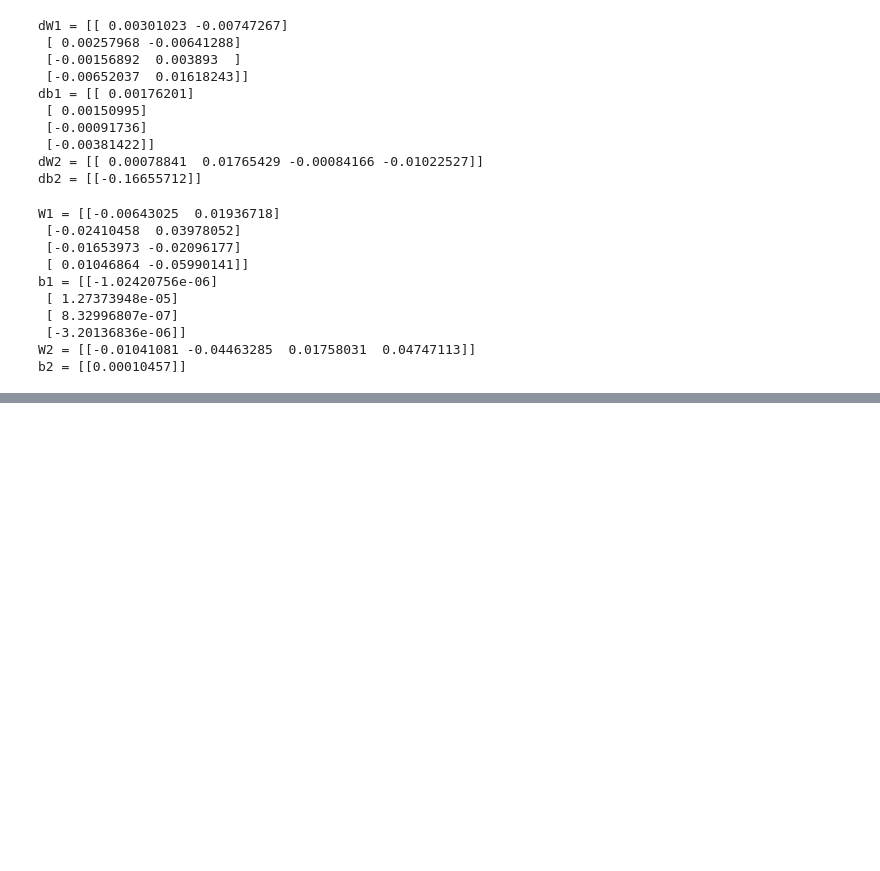
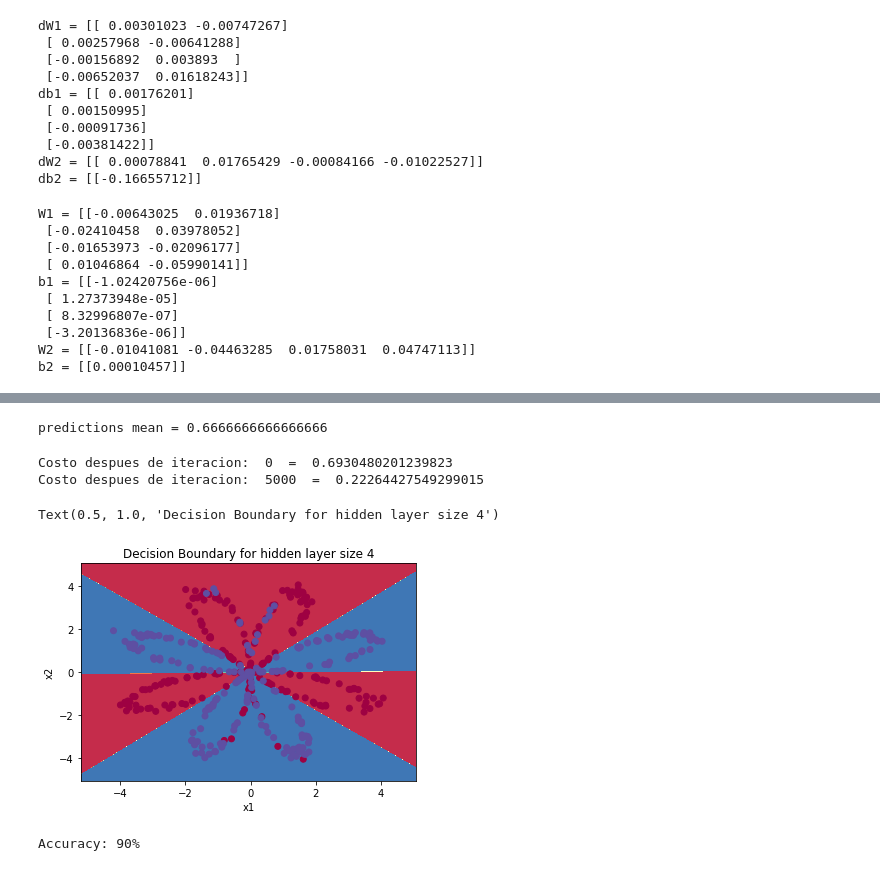
Before and after one commit to kleysonklaus/rn_reconocimiento_flor, a Jupyter notebook: clasificador utilizando la funcion logistica.ipynb, the cells around one changed output, grey strips where cells are left out. Saved outputs shown, nothing was run; the diff lists cells and outputs as text; code cells hidden in the pictures; blank space fills up the shorter version.

```diff
--- a/clasificador utilizando la funcion logistica.ipynb
+++ b/clasificador utilizando la funcion logistica.ipynb
@@ -95,3 +95,11 @@ b1 = [[0.]
  [0.]]
 W2 = [[-0.01057952 -0.00909008  0.00551454  0.02292208]]
 b2 = [[0.]]
+# %%
+# Probando la Funcion
+n_x, n_h, n_y = initialize_parameters_test_case()
+parameters = initialize_parameters(n_x, n_h, n_y)
+print("W1 = " + str(parameters["W1"]))
+print("b1 = " + str(parameters["b1"]))
+print("W2 = " + str(parameters["W2"]))
+print("b2 = " + str(parameters["b2"]))
@@ -257,0 +301,27 @@ def nn_model(X, Y, n_h, num_iterations = 10000, print_cost=False):
+# %%
+def predict(parameters, X):
+    A2, cache = forward_propagation(X, parameters)
+    predictions = np.rint(A2)
+    return predictions
+parameters, X_assess = predict_test_case()
+predictions = predict(parameters, X_assess)
+print("predictions mean = " + str(np.mean(predictions)))
+# %% [output]
+predictions mean = 0.6666666666666666
+# %%
+parameters = nn_model(X, Y, n_h = 4, num_iterations = 10000, print_cost=True)
+# Plot el límite de decisión
+plot_decision_boundary(lambda x: predict(parameters, x.T), X, Y[0]);
+plt.title("Decision Boundary for hidden layer size " + str(4))
+# %% [output]
+Costo despues de iteracion:  0  =  0.6930480201239823
+Costo despues de iteracion:  5000  =  0.22264427549299015
+Text(0.5, 1.0, 'Decision Boundary for hidden layer size 4')
+[figure, added]
+# %%
+# Print accuracy
+predictions = predict(parameters, X)
+print ('Accuracy: %d' % float((np.dot(Y,predictions.T) + np.dot(1-Y,1-
+predictions.T))/float(Y.size)*100) + '%')
+# %% [output]
+Accuracy: 90%
```
Also changed, not shown: parts of 4 cells of this notebook.
